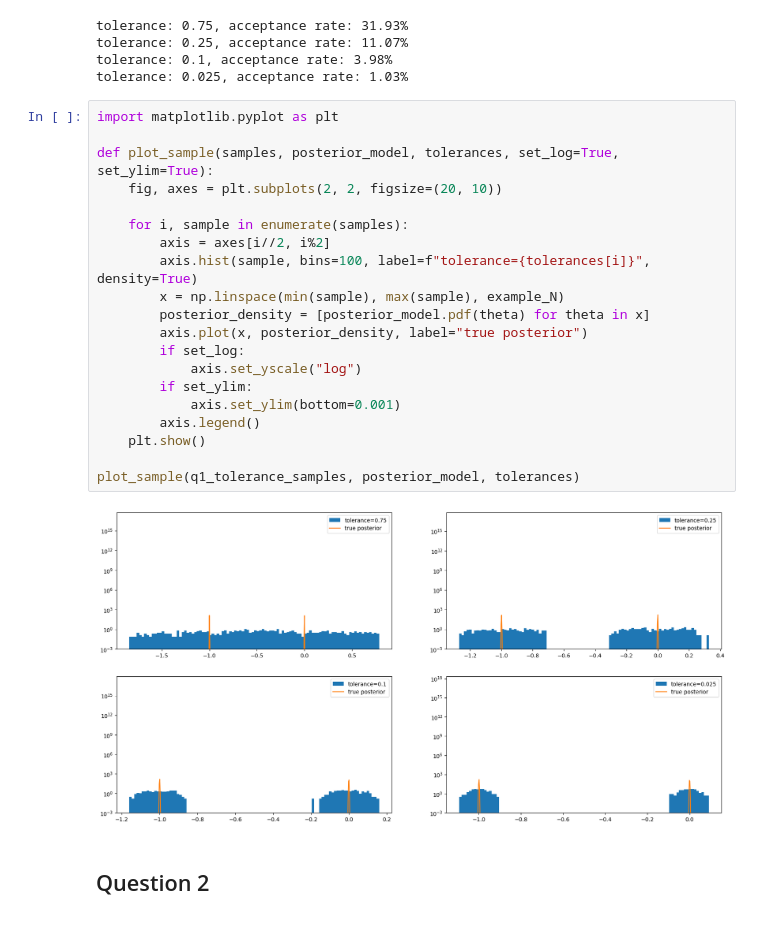
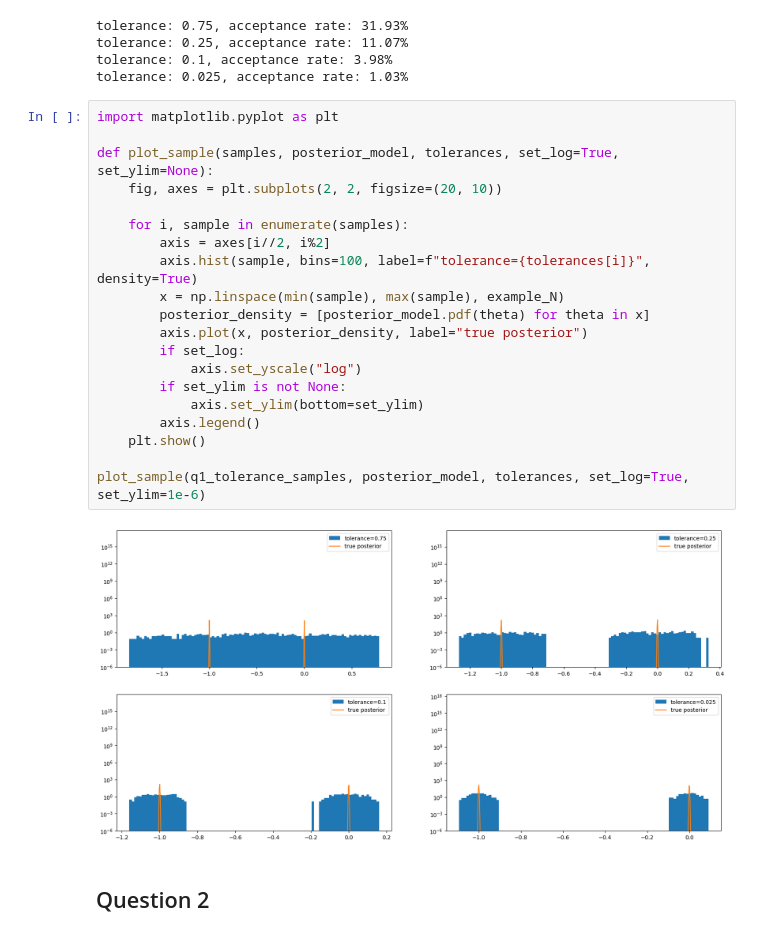
Before and after one commit to mismayil/math414-project, a Jupyter notebook: project.ipynb, the cells around one changed output. Saved outputs shown, nothing was run; the diff lists cells and outputs as text.

```diff
--- a/project.ipynb
+++ b/project.ipynb
@@ -108,25 +108,25 @@ tolerance: 0.025, acceptance rate: 1.03%
 # %%
 import matplotlib.pyplot as plt
 
-def plot_sample(samples, posterior_model, tolerances, set_log=True, set_ylim=True):
+def plot_sample(samples, posterior_model, tolerances, set_log=True, set_ylim=None):
     fig, axes = plt.subplots(2, 2, figsize=(20, 10))
 
     for i, sample in enumerate(samples):
         axis = axes[i//2, i%2]
         axis.hist(sample, bins=100, label=f"tolerance={tolerances[i]}", density=True)
         x = np.linspace(min(sample), max(sample), example_N)
         posterior_density = [posterior_model.pdf(theta) for theta in x]
         axis.plot(x, posterior_density, label="true posterior")
         if set_log:
             axis.set_yscale("log")
-        if set_ylim:
-            axis.set_ylim(bottom=0.001)
+        if set_ylim is not None:
+            axis.set_ylim(bottom=set_ylim)
         axis.legend()
     plt.show()
 
-plot_sample(q1_tolerance_samples, posterior_model, tolerances)
+plot_sample(q1_tolerance_samples, posterior_model, tolerances, set_log=True, set_ylim=1e-6)
 # %% [output]
-[figure, old version]
+[figure, new version]
 # %% [markdown]
 ## Question 2
 # %% [markdown]
```
Also changed, not shown: parts of 16 cells of this notebook.
